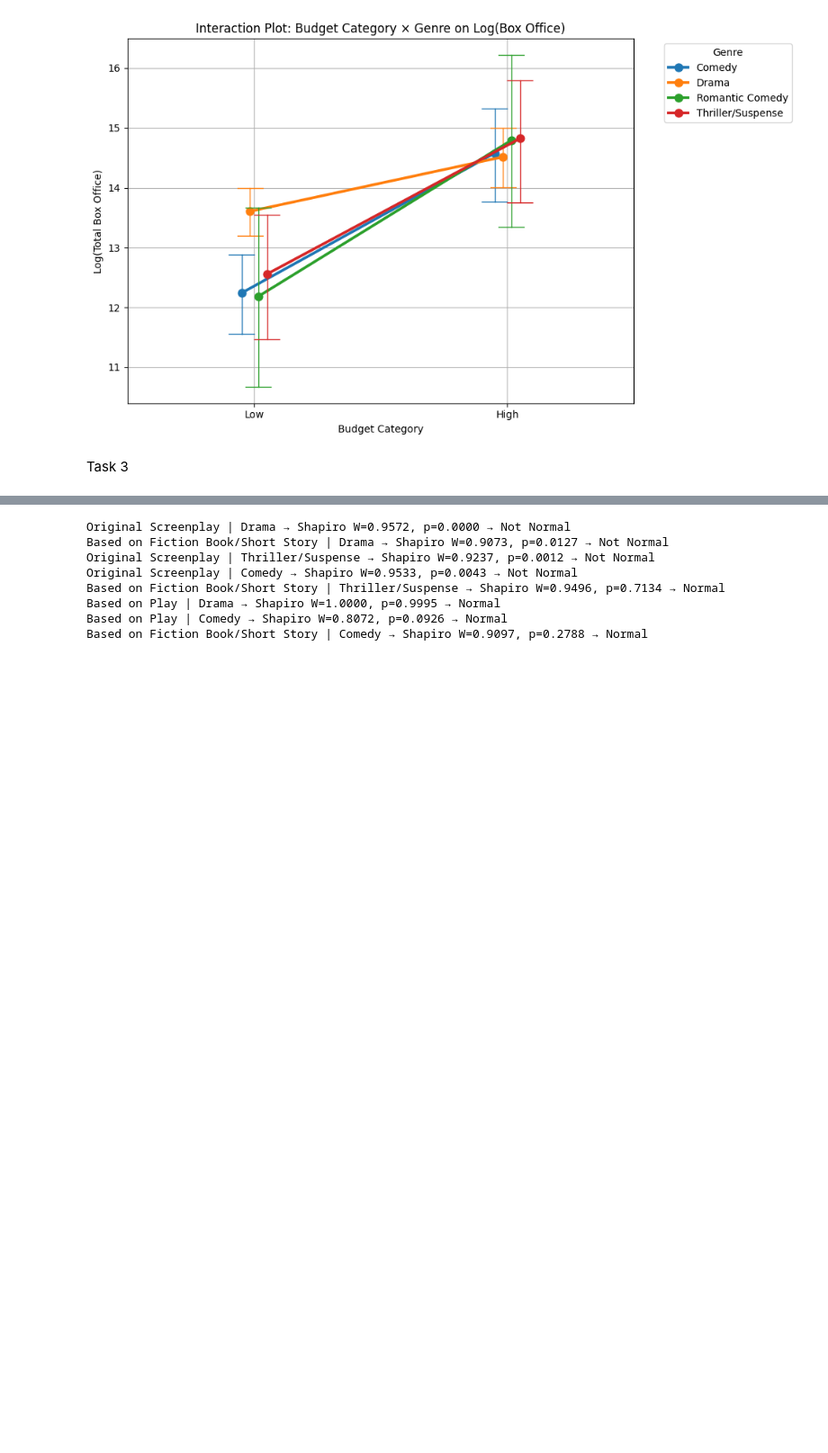
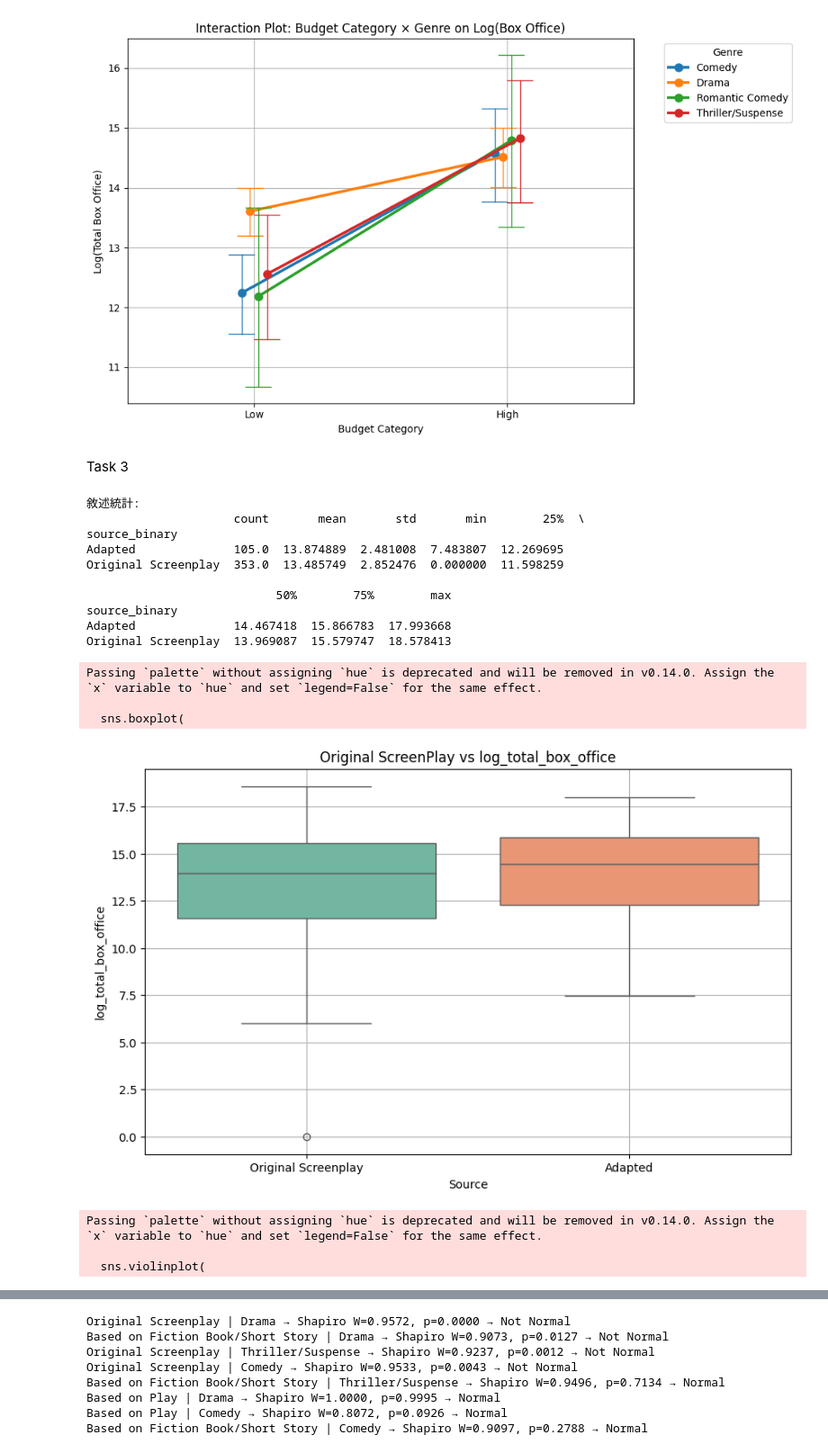
Before and after one commit to Ocean1029/Statistics_Final_Project, a Jupyter notebook: test_1.ipynb, the cells around one changed output, grey strips where cells are left out. Shown at 90% size. Saved outputs shown, nothing was run; the diff lists cells and outputs as text; code cells hidden in the pictures; blank space fills up the shorter version.

```diff
--- a/test_1.ipynb
+++ b/test_1.ipynb
@@ -575,3 +610,56 @@ The `errwidth` parameter is deprecated. And will be removed in v0.15.0. Pass `er
 [figure]
 # %% [markdown]
 Task 3
+# %%
+filtered_df['source_binary'] = filtered_df['source'].apply(lambda x: 'Original Screenplay' if x == 'Original Screenplay' else 'Adapted')
+
+# 只分原創與否
+desc_stats = filtered_df.groupby('source_binary')['log_total_box_office'].describe()
+print("\n敘述統計:")
+print(desc_stats)
+
+# Box Plot
+plt.figure(figsize=(10, 6))
+sns.boxplot(
+    data=filtered_df,
+    x='source_binary',
+    y='log_total_box_office',
+    palette='Set2'
+)
+plt.title('Original ScreenPlay vs log_total_box_office')
+plt.xlabel('Source')
+plt.ylabel('log_total_box_office')
+plt.grid(True)
+plt.show()
+
+# Violin Plot
+plt.figure(figsize=(10, 6))
+sns.violinplot(
+    data=filtered_df,
+    x='source_binary',
+    y='log_total_box_office',
+    palette='Set2'
+)
+plt.title('Original ScreenPlay vs log_total_box_office')
+plt.xlabel('Source')
+plt.ylabel('log_total_box_office')
+plt.grid(True)
+plt.show()
+# %% [output]
+敘述統計:
+                     count       mean       std       min        25%  \
+source_binary
+Adapted              105.0  13.874889  2.481008  7.483807  12.269695
+Original Screenplay  353.0  13.485749  2.852476  0.000000  11.598259
+
+                           50%        75%        max
+source_binary
+Adapted              14.467418  15.866783  17.993668
+Original Screenplay  13.969087  15.579747  18.578413
+Passing `palette` without assigning `hue` is deprecated and will be removed in v0.14.0. Assign the `x` variable to `hue` and set `legend=False` for the same effect.
+
+  sns.boxplot(
+[figure, added]
+Passing `palette` without assigning `hue` is deprecated and will be removed in v0.14.0. Assign the `x` variable to `hue` and set `legend=False` for the same effect.
+
+  sns.violinplot(
```
Also changed, not shown: parts of 8 cells of this notebook.
